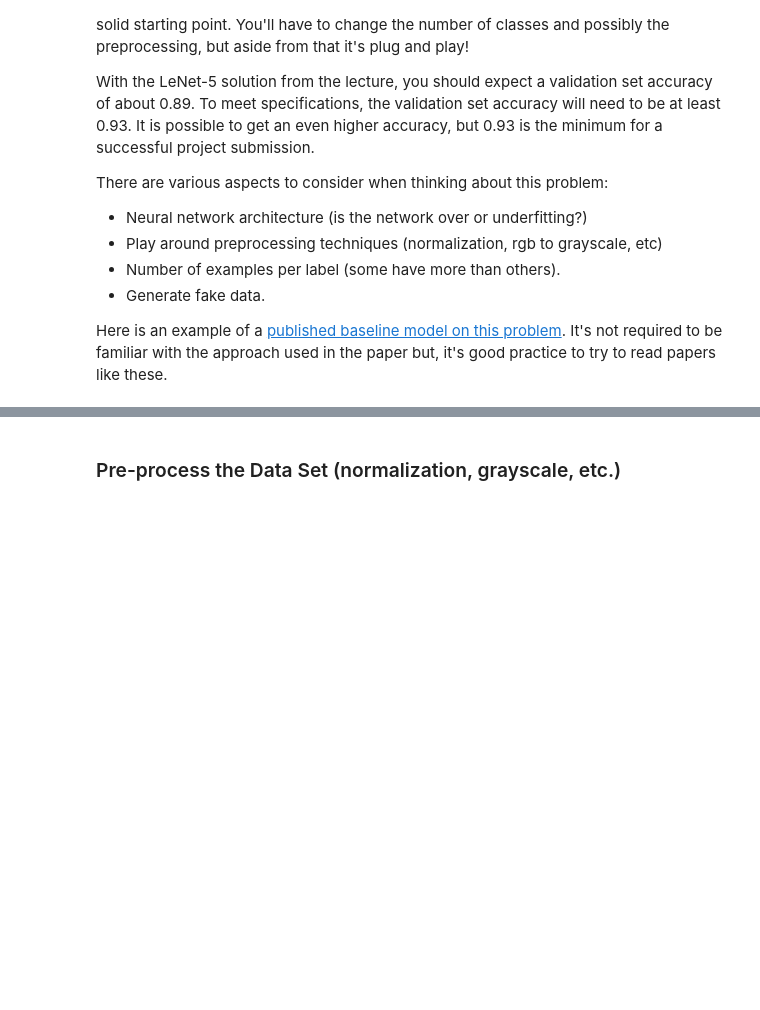
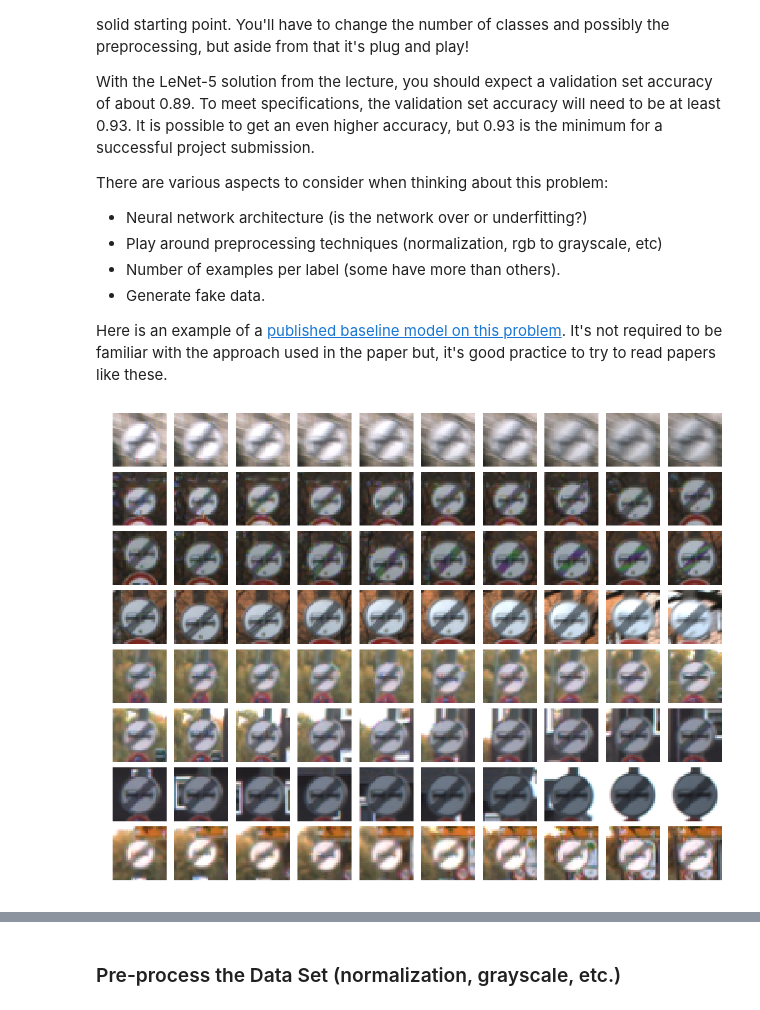
Before and after one commit to afourteia/CarND_Traffic_Sign_Classifier, a Jupyter notebook: Traffic_Sign_Classifier.ipynb, the cells around one changed output, grey strips where cells are left out. Saved outputs shown, nothing was run; the diff lists cells and outputs as text; code cells hidden in the pictures; blank space fills up the shorter version.

```diff
--- a/Traffic_Sign_Classifier.ipynb
+++ b/Traffic_Sign_Classifier.ipynb
@@ -146,7 +149,12 @@ Distribution, bins = np.histogram(y_train, bins = n_classes)
 plt.hist(y_train,n_classes)
 plt.axis([0,n_classes-1,0,2500])
 plt.xlabel("Classes")
-plt.ylabel("Occurrences")
+plt.ylabel("Occurances")
 plt.show()
+
+
+index = np.unique(y_train)
+signnames_pd['Occurances'] = pd.Se= pd.Series(Distribution, index)
+signnames_pd.head(10)
 # %% [output]
 [figure]
@@ -169,3 +188,29 @@ There are various aspects to consider when thinking about this problem:
 - Generate fake data.
 
 Here is an example of a [published baseline model on this problem](http://yann.lecun.com/exdb/publis/pdf/sermanet-ijcnn-11.pdf). It's not required to be familiar with the approach used in the paper but, it's good practice to try to read papers like these.
+# %%
+def view_images(image_set):
+    """ Displays a grid of images from an image array
+    This function can plot both color and gray images"""
+    n_rows = 8
+    n_cols = 10
+    offset = 620
+    fig, axs = plt.subplots(n_rows,n_cols, figsize=(18, 14))
+    fig.subplots_adjust(hspace = .1, wspace=.001)
+    axs = axs.ravel()
+    for j in range(0,n_rows,1):
+        for i in range(n_cols):
+            index = i + j*n_cols
+            if image_set.shape[3] == 1:
+                image = image_set[index + offset].squeeze()
+                axs[index].axis('off')
+                axs[index].imshow(image, cmap='gray')
+            else:
+                image = image_set[index + offset]
+                axs[index].axis('off')
+                axs[index].imshow(image)
+# %%
+#View a series of images
+view_images(X_train)
+# %% [output]
+[figure, added]
```
Also changed, not shown: parts of 26 cells of this notebook, 5 other files.
